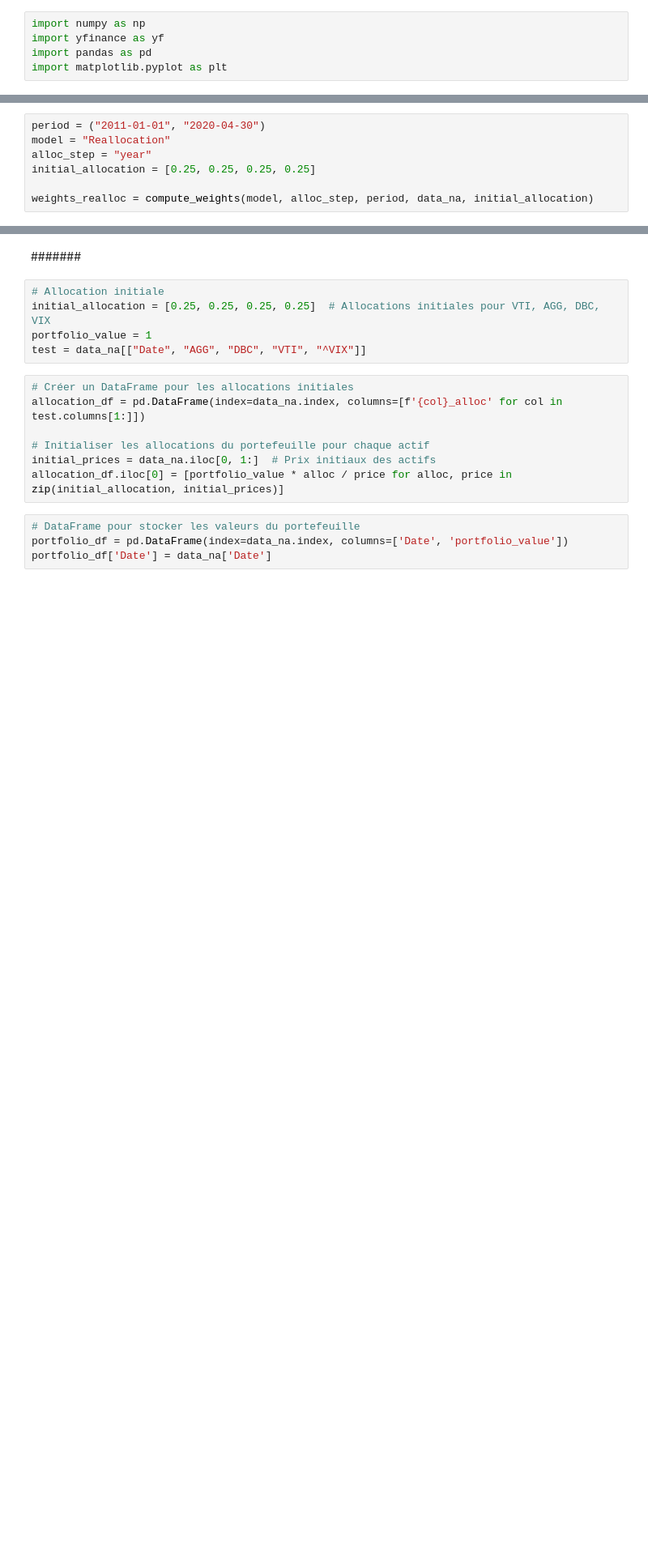
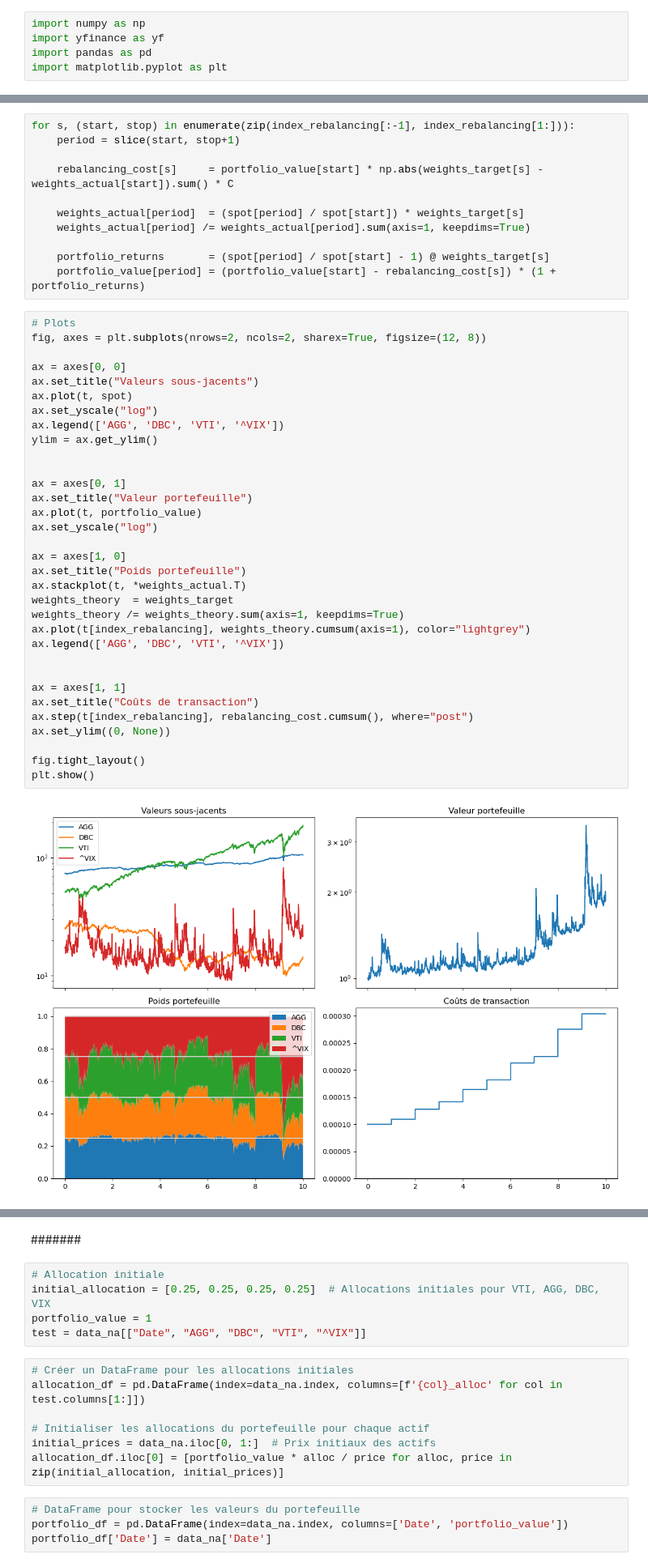
Before and after one commit to alexandreviard/DL-Portfolio-CMAP, a Jupyter notebook: massyle/allocation_article_zhang_DL.ipynb, the cells around one changed output, grey strips where cells are left out. Shown: that part at 81% size. Drawn from its saved outputs; the diff is of its cells as text; blank space fills up the shorter version.

```diff
--- a/massyle/allocation_article_zhang_DL.ipynb
+++ b/massyle/allocation_article_zhang_DL.ipynb
@@ -120,7 +21,0 @@ def compute_weights(model, alloc_step, period, dataframe, initial_allocation=Non
-# %%
-period = ("2011-01-01", "2020-04-30")
-model = "Reallocation"
-alloc_step = "year"
-initial_allocation = [0.25, 0.25, 0.25, 0.25]
-
-weights_realloc = compute_weights(model, alloc_step, period, data_na, initial_allocation)
@@ -128,0 +70,46 @@ weights_realloc
+# %%
+for s, (start, stop) in enumerate(zip(index_rebalancing[:-1], index_rebalancing[1:])):
+    period = slice(start, stop+1)
+
+    rebalancing_cost[s]     = portfolio_value[start] * np.abs(weights_target[s] - weights_actual[start]).sum() * C
+
+    weights_actual[period]  = (spot[period] / spot[start]) * weights_target[s]
+    weights_actual[period] /= weights_actual[period].sum(axis=1, keepdims=True)
+
+    portfolio_returns       = (spot[period] / spot[start] - 1) @ weights_target[s]
+    portfolio_value[period] = (portfolio_value[start] - rebalancing_cost[s]) * (1 + portfolio_returns)
+# %%
+# Plots
+fig, axes = plt.subplots(nrows=2, ncols=2, sharex=True, figsize=(12, 8))
+
+ax = axes[0, 0]
+ax.set_title("Valeurs sous-jacents")
+ax.plot(t, spot)
+ax.set_yscale("log")
+ax.legend(['AGG', 'DBC', 'VTI', '^VIX'])
+ylim = ax.get_ylim()
+
+
+ax = axes[0, 1]
+ax.set_title("Valeur portefeuille")
+ax.plot(t, portfolio_value)
+ax.set_yscale("log")
+
+ax = axes[1, 0]
+ax.set_title("Poids portefeuille")
+ax.stackplot(t, *weights_actual.T)
+weights_theory  = weights_target
+weights_theory /= weights_theory.sum(axis=1, keepdims=True)
+ax.plot(t[index_rebalancing], weights_theory.cumsum(axis=1), color="lightgrey")
+ax.legend(['AGG', 'DBC', 'VTI', '^VIX'])
+
+
+ax = axes[1, 1]
+ax.set_title("Coûts de transaction")
+ax.step(t[index_rebalancing], rebalancing_cost.cumsum(), where="post")
+ax.set_ylim((0, None))
+
+fig.tight_layout()
+plt.show()
+# %% [output]
+[figure, added]
```
Also changed, not shown: parts of 27 cells of this notebook, 1 other file.
